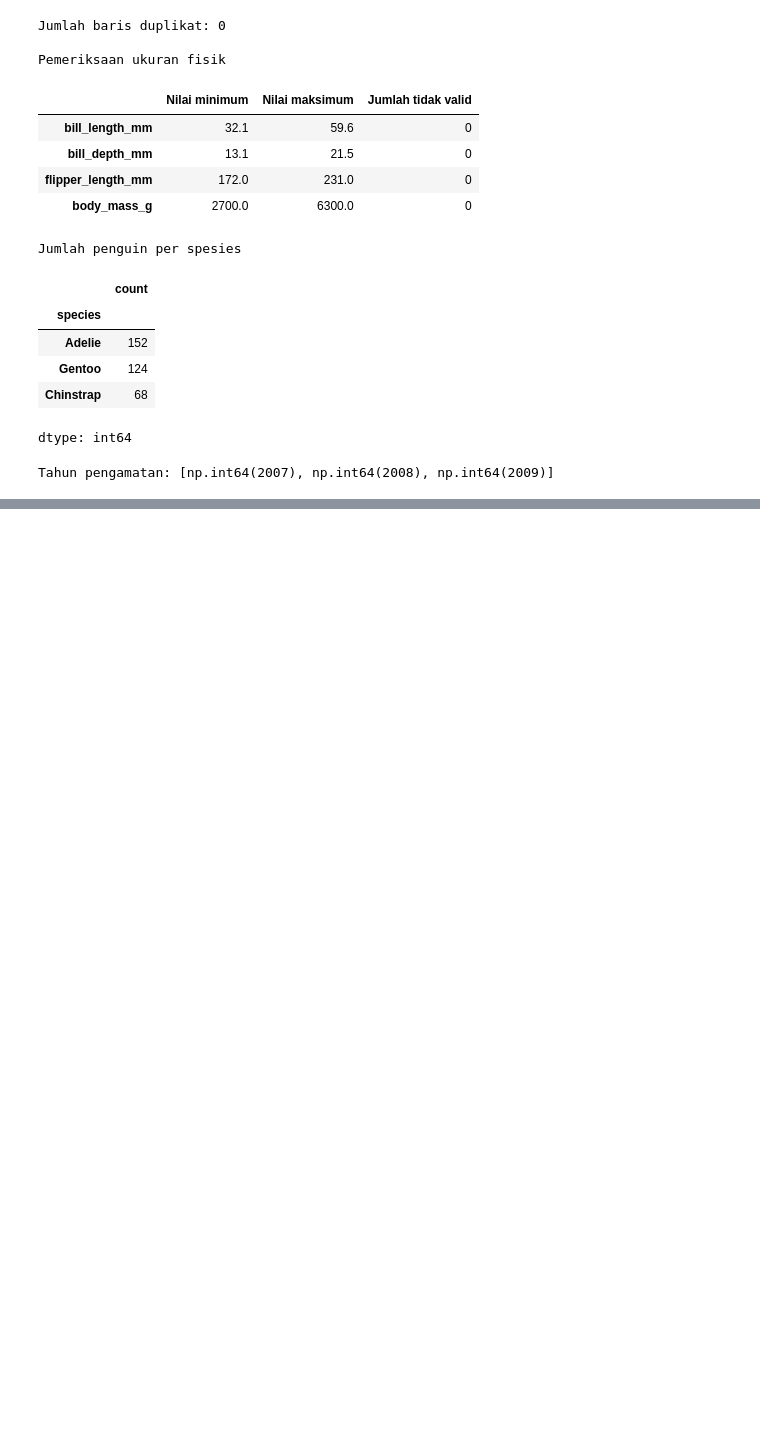
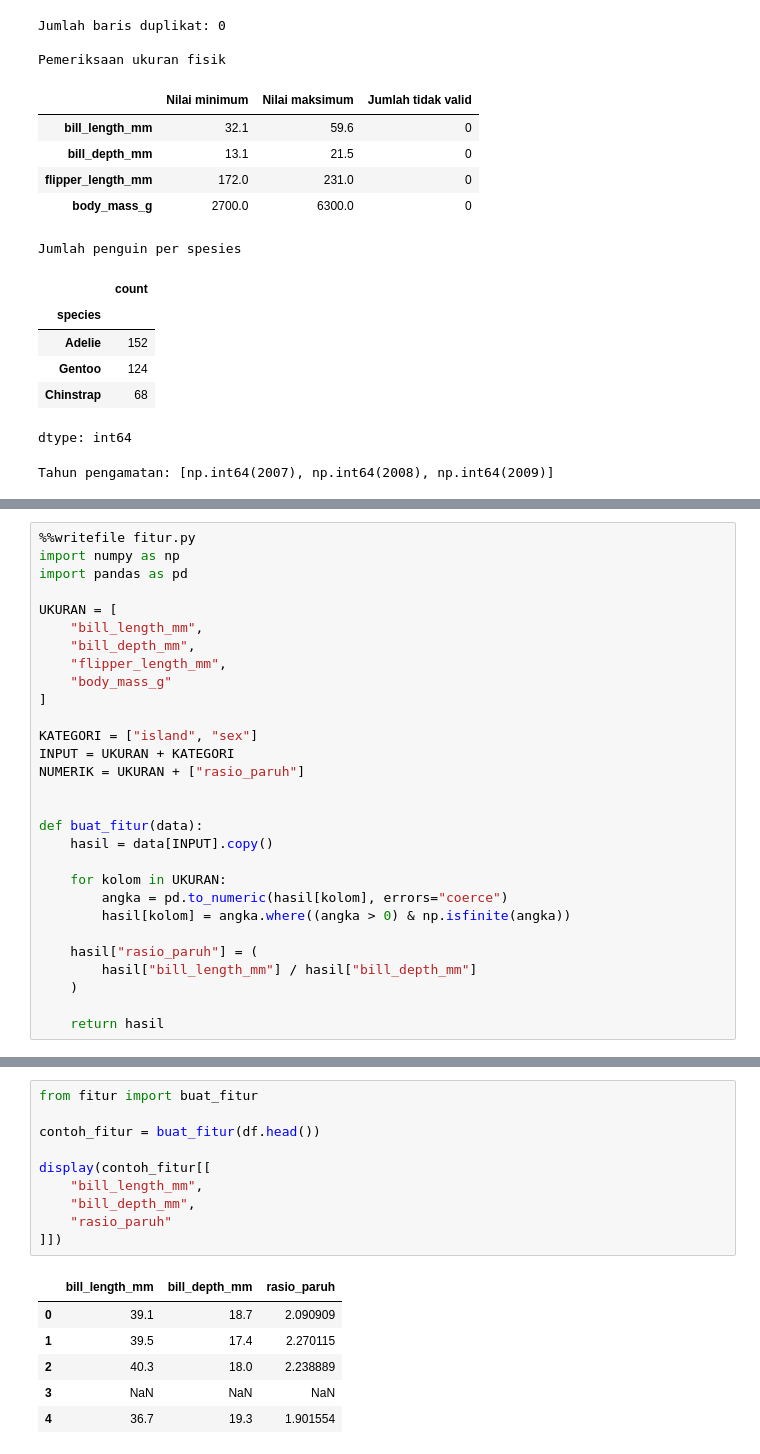
Before and after one commit to MochCahyahadiF05/UTS_AI_Kasus3, a Jupyter notebook: kasus03_penguins.ipynb, the cells around one changed output, grey strips where cells are left out. Drawn from its saved outputs; the diff is of its cells as text; blank space fills up the shorter version.

Commit message:
Pemeriksaan Hasil Pembagian Data

```diff
--- a/kasus03_penguins.ipynb
+++ b/kasus03_penguins.ipynb
@@ -128,0 +133,29 @@ Tahun pengamatan: [np.int64(2007), np.int64(2008), np.int64(2009)]
+# %%
+%%writefile fitur.py
+import numpy as np
+import pandas as pd
+
+UKURAN = [
+    "bill_length_mm",
+    "bill_depth_mm",
+    "flipper_length_mm",
+    "body_mass_g"
+]
+
+KATEGORI = ["island", "sex"]
+INPUT = UKURAN + KATEGORI
+NUMERIK = UKURAN + ["rasio_paruh"]
+
+
+def buat_fitur(data):
+    hasil = data[INPUT].copy()
+
+    for kolom in UKURAN:
+        angka = pd.to_numeric(hasil[kolom], errors="coerce")
+        hasil[kolom] = angka.where((angka > 0) & np.isfinite(angka))
+
+    hasil["rasio_paruh"] = (
+        hasil["bill_length_mm"] / hasil["bill_depth_mm"]
+    )
+
+    return hasil
@@ -128,0 +168,17 @@ Tahun pengamatan: [np.int64(2007), np.int64(2008), np.int64(2009)]
+# %%
+from fitur import buat_fitur
+
+contoh_fitur = buat_fitur(df.head())
+
+display(contoh_fitur[[
+    "bill_length_mm",
+    "bill_depth_mm",
+    "rasio_paruh"
+]])
+# %% [output]
+|  | bill_length_mm | bill_depth_mm | rasio_paruh |
+| 0 | 39.1 | 18.7 | 2.090909 |
+| 1 | 39.5 | 17.4 | 2.270115 |
+| 2 | 40.3 | 18.0 | 2.238889 |
+| 3 | NaN | NaN | NaN |
+| 4 | 36.7 | 19.3 | 1.901554 |
```
Also changed, not shown: parts of 7 cells of this notebook.
